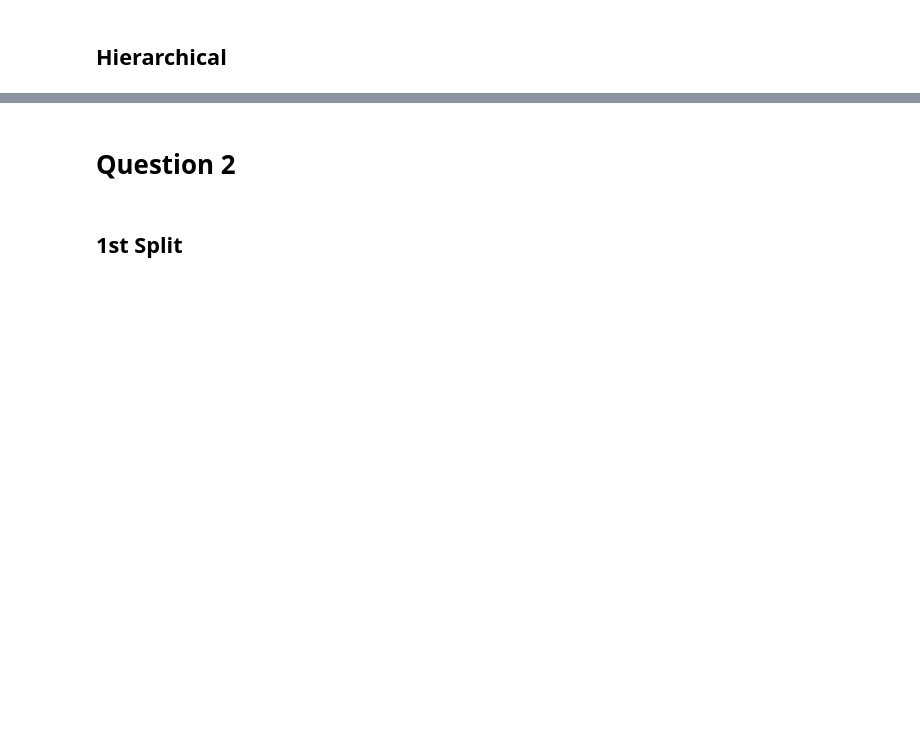
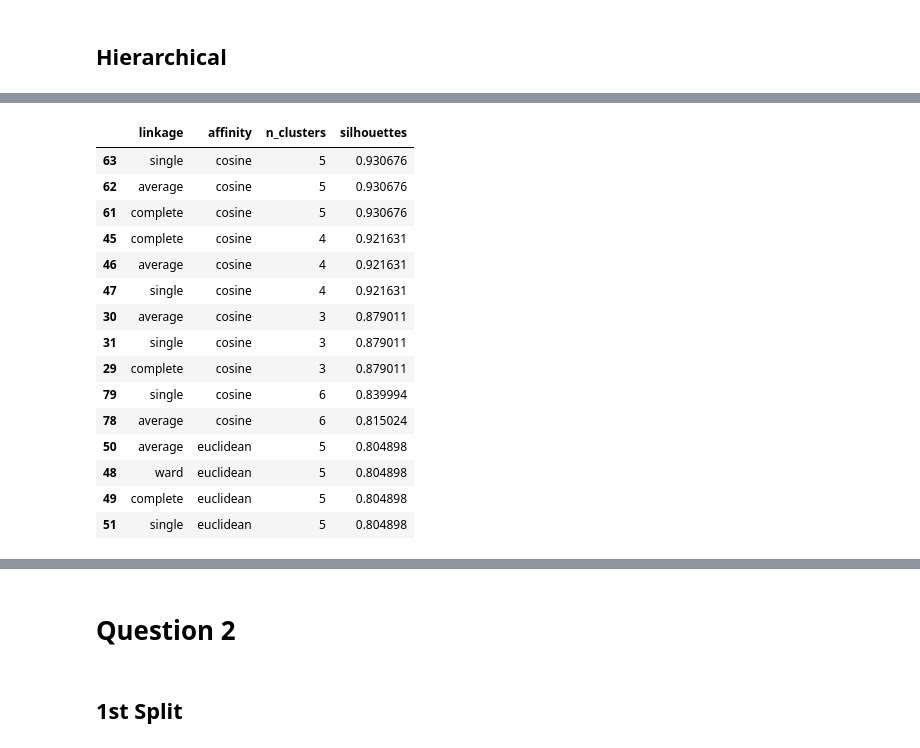
Before and after one commit to jimmylihe/supervised-and-unsupervised-learning-assignment, a Jupyter notebook: 869_Assignment1.ipynb, the cells around one changed output, grey strips where cells are left out. Saved outputs shown, nothing was run; the diff lists cells and outputs as text; code cells hidden in the pictures; blank space fills up the shorter version.

```diff
--- a/869_Assignment1.ipynb
+++ b/869_Assignment1.ipynb
@@ -134,6 +134,3 @@ df.head()
 | 2 | 62 | 74751 | 0.702657 | 9258.992965 | 1 | 0 |
 | 3 | 59 | 74373 | 0.765680 | 7346.334504 | 1 | 0 |
 | 4 | 87 | 17760 | 0.348778 | 16869.507130 | 2 | 1 |
-# %%
-for n in range(2,5+1):
-    print(n)
@@ -190,0 +139,47 @@ AgglomerativeClustering(affinity='euclidean', compute_full_tree='auto',
+# %%
+def hierarc_parameter_tuning(list_of_clusters):
+    '''
+    input: takes in a list of clusters interested for experienmentation
+    output: a dataframe with the following columns: linkage, affinity, n_clusters, silhouettes
+    '''
+    output_silhouettes = []
+    output_n_clusters = []
+    output_linkage = []
+    output_affinity = []
+
+    affinitys = ['euclidean', 'l1', 'l2', 'manhattan', 'cosine']
+    linkages = ['ward', 'complete', 'average', 'single']
+
+    for n in list_of_clusters:
+        for affinity in affinitys:
+            for linkage in linkages:
+                if linkage == 'ward' and affinity != 'euclidean':
+                    continue
+                else:
+                    agg = AgglomerativeClustering(n_clusters=n, affinity=affinity, linkage=linkage).fit(X)
+                    output_silhouettes.append(silhouette_score(X, agg.labels_,metric=affinity))
+                    output_n_clusters.append(n)
+                    output_linkage.append(linkage)
+                    output_affinity.append(affinity)
+    return pd.DataFrame({'linkage':output_linkage,'affinity':output_affinity,'n_clusters':output_n_clusters,'silhouettes':output_silhouettes})
+# %%
+# experienmenting through clusters 2 to 10 and printing out the combinations with the highest silhouettes score
+df_hierarc_result = hierarc_parameter_tuning([2,3,4,5,6,7,8,9,10])
+df_hierarc_result.sort_values(by='silhouettes',ascending = False).head(15)
+# %% [output]
+|  | linkage | affinity | n_clusters | silhouettes |
+| 63 | single | cosine | 5 | 0.930676 |
+| 62 | average | cosine | 5 | 0.930676 |
+| 61 | complete | cosine | 5 | 0.930676 |
+| 45 | complete | cosine | 4 | 0.921631 |
+| 46 | average | cosine | 4 | 0.921631 |
+| 47 | single | cosine | 4 | 0.921631 |
+| 30 | average | cosine | 3 | 0.879011 |
+| 31 | single | cosine | 3 | 0.879011 |
+| 29 | complete | cosine | 3 | 0.879011 |
+| 79 | single | cosine | 6 | 0.839994 |
+| 78 | average | cosine | 6 | 0.815024 |
+| 50 | average | euclidean | 5 | 0.804898 |
+| 48 | ward | euclidean | 5 | 0.804898 |
+| 49 | complete | euclidean | 5 | 0.804898 |
+| 51 | single | euclidean | 5 | 0.804898 |
```
Also changed, not shown: parts of 16 cells of this notebook, 3 other files.
